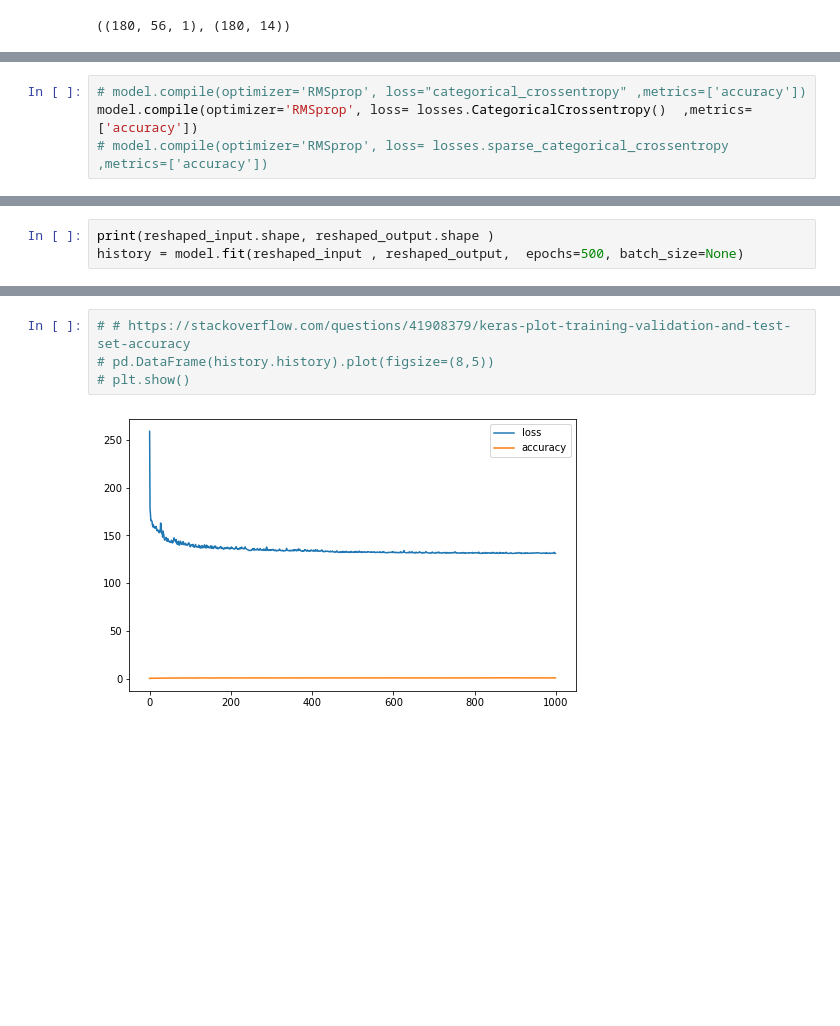
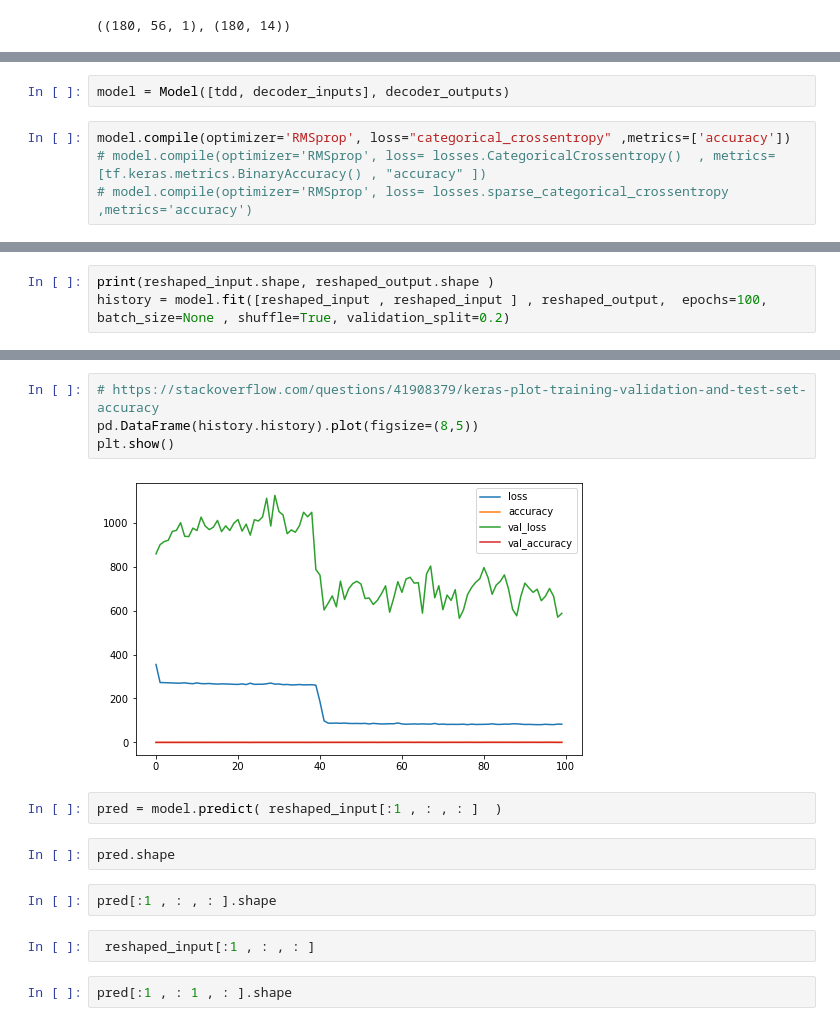
Before and after one commit to multinucliated/MScProject, a Jupyter notebook: extract and validate.ipynb, the cells around one changed output, grey strips where cells are left out. Saved outputs shown, nothing was run; the diff lists cells and outputs as text; blank space fills up the shorter version.

Commit message:
encoder decoder model with worst val loss

```diff
--- a/extract and validate.ipynb
+++ b/extract and validate.ipynb
@@ -473,7 +442,9 @@ _________________________________________________________________
+# %%
+model = Model([tdd, decoder_inputs], decoder_outputs)
 # %%
-# model.compile(optimizer='RMSprop', loss="categorical_crossentropy" ,metrics=['accuracy'])
-model.compile(optimizer='RMSprop', loss= losses.CategoricalCrossentropy()  ,metrics=['accuracy'])
-# model.compile(optimizer='RMSprop', loss= losses.sparse_categorical_crossentropy  ,metrics=['accuracy'])
+model.compile(optimizer='RMSprop', loss="categorical_crossentropy" ,metrics=['accuracy'])
+# model.compile(optimizer='RMSprop', loss= losses.CategoricalCrossentropy()  , metrics=[tf.keras.metrics.BinaryAccuracy() , "accuracy" ])
+# model.compile(optimizer='RMSprop', loss= losses.sparse_categorical_crossentropy  ,metrics='accuracy')
 # %%
 plot_model(model, show_shapes=True)
 # %% [output]
@@ -481,5 +452,5 @@ plot_model(model, show_shapes=True)
 # %%
 print(reshaped_input.shape, reshaped_output.shape )
-history = model.fit(reshaped_input , reshaped_output,  epochs=500, batch_size=None)
+history = model.fit([reshaped_input , reshaped_input ] , reshaped_output,  epochs=100, batch_size=None , shuffle=True, validation_split=0.2)
 # %% [output]
 (180, 56, 1) (180, 14)
@@ -564,6 +527,16 @@ array([[ 2.125691  ,  2.5436006 , 20.442173  ,  0.96321297,  0.        ,
 # %%
-# # https://stackoverflow.com/questions/41908379/keras-plot-training-validation-and-test-set-accuracy
-# pd.DataFrame(history.history).plot(figsize=(8,5))
-# plt.show()
+# https://stackoverflow.com/questions/41908379/keras-plot-training-validation-and-test-set-accuracy
+pd.DataFrame(history.history).plot(figsize=(8,5))
+plt.show()
 # %% [output]
-[figure, old version]
+[figure, new version]
+# %%
+pred = model.predict( reshaped_input[:1 , : , : ]  )
+# %%
+pred.shape
+# %%
+pred[:1 , : , : ].shape
+# %%
+ reshaped_input[:1 , : , : ]
+# %%
+pred[:1 , : 1 , : ].shape
```
Also changed, not shown: parts of 26 cells of this notebook, 7 other files.
